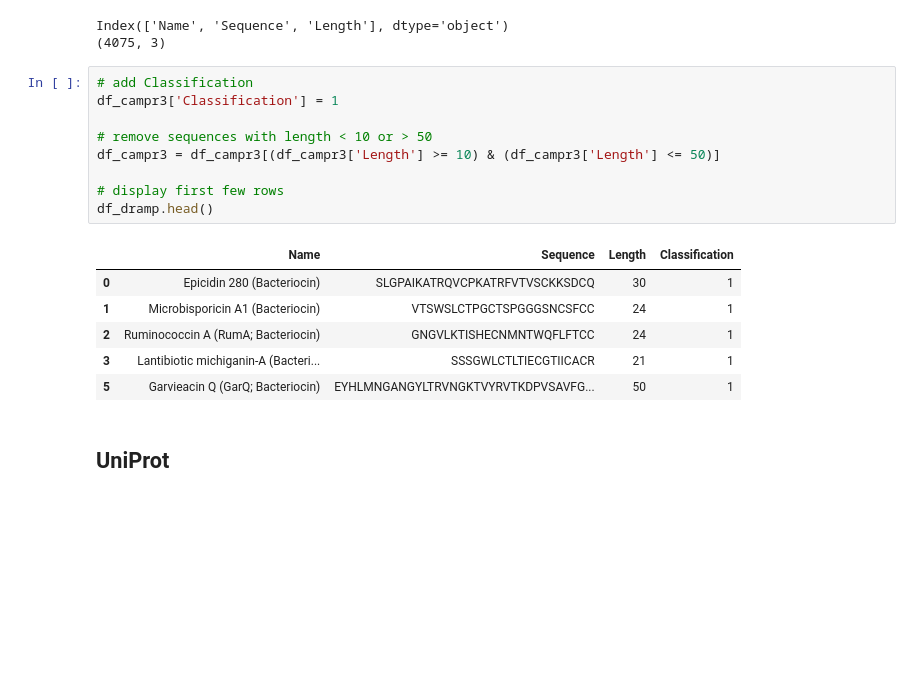
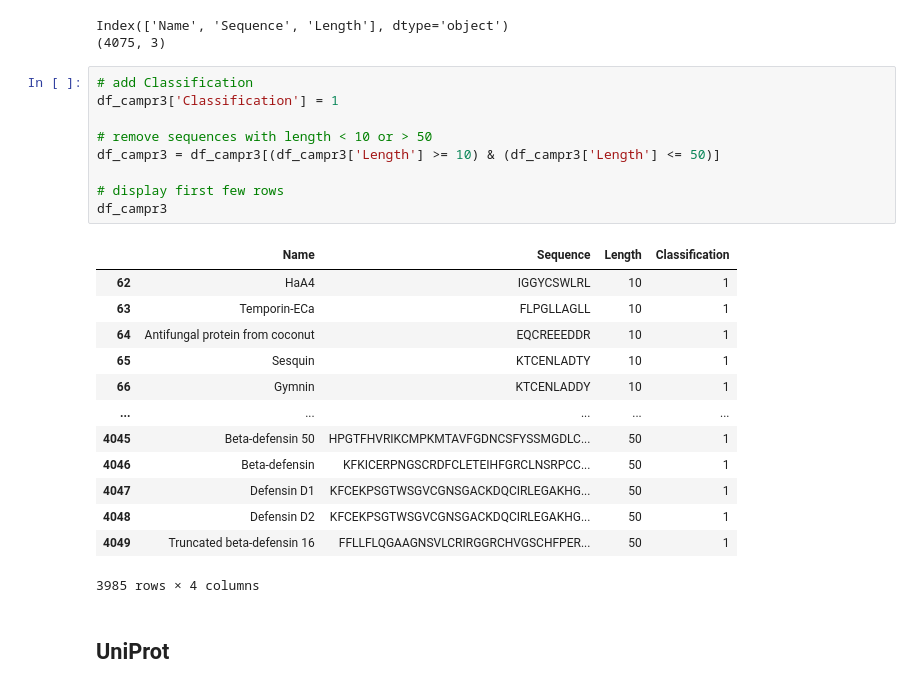
Before and after one commit to IgnacyBerent/AI_1, a Jupyter notebook: lab/list_1/main.ipynb, the cells around one changed output. Saved outputs shown, nothing was run; the diff lists cells and outputs as text; blank space fills up the shorter version.

```diff
--- a/lab/list_1/main.ipynb
+++ b/lab/list_1/main.ipynb
@@ -148,18 +145,25 @@ Index(['Name', 'Sequence', 'Length'], dtype='object')
 # %%
 # add Classification
 df_campr3['Classification'] = 1
 
 # remove sequences with length < 10 or > 50
 df_campr3 = df_campr3[(df_campr3['Length'] >= 10) & (df_campr3['Length'] <= 50)]
 
 # display first few rows
-df_dramp.head()
+df_campr3
 # %% [output]
 |  | Name | Sequence | Length | Classification |
-| 0 | Epicidin 280 (Bacteriocin) | SLGPAIKATRQVCPKATRFVTVSCKKSDCQ | 30 | 1 |
-| 1 | Microbisporicin A1 (Bacteriocin) | VTSWSLCTPGCTSPGGGSNCSFCC | 24 | 1 |
-| 2 | Ruminococcin A (RumA; Bacteriocin) | GNGVLKTISHECNMNTWQFLFTCC | 24 | 1 |
-| 3 | Lantibiotic michiganin-A (Bacteri... | SSSGWLCTLTIECGTIICACR | 21 | 1 |
-| 5 | Garvieacin Q (GarQ; Bacteriocin) | EYHLMNGANGYLTRVNGKTVYRVTKDPVSAVFG... | 50 | 1 |
+| 62 | HaA4 | IGGYCSWLRL | 10 | 1 |
+| 63 | Temporin-ECa | FLPGLLAGLL | 10 | 1 |
+| 64 | Antifungal protein from coconut | EQCREEEDDR | 10 | 1 |
+| 65 | Sesquin | KTCENLADTY | 10 | 1 |
+| 66 | Gymnin | KTCENLADDY | 10 | 1 |
+| ... | ... | ... | ... | ... |
+| 4045 | Beta-defensin 50 | HPGTFHVRIKCMPKMTAVFGDNCSFYSSMGDLC... | 50 | 1 |
+| 4046 | Beta-defensin | KFKICERPNGSCRDFCLETEIHFGRCLNSRPCC... | 50 | 1 |
+| 4047 | Defensin D1 | KFCEKPSGTWSGVCGNSGACKDQCIRLEGAKHG... | 50 | 1 |
+| 4048 | Defensin D2 | KFCEKPSGTWSGVCGNSGACKDQCIRLEGAKHG... | 50 | 1 |
+| 4049 | Truncated beta-defensin 16 | FFLLFLQGAAGNSVLCRIRGGRCHVGSCHFPER... | 50 | 1 |
+3985 rows × 4 columns
 # %% [markdown]
 ## UniProt
```
Also changed, not shown: parts of 32 cells of this notebook.
